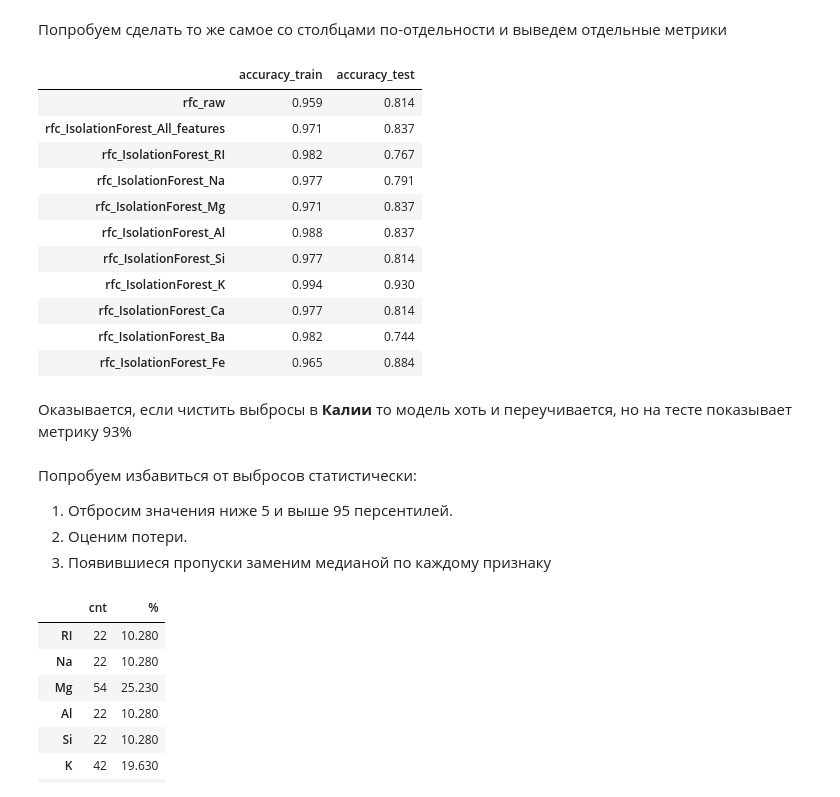
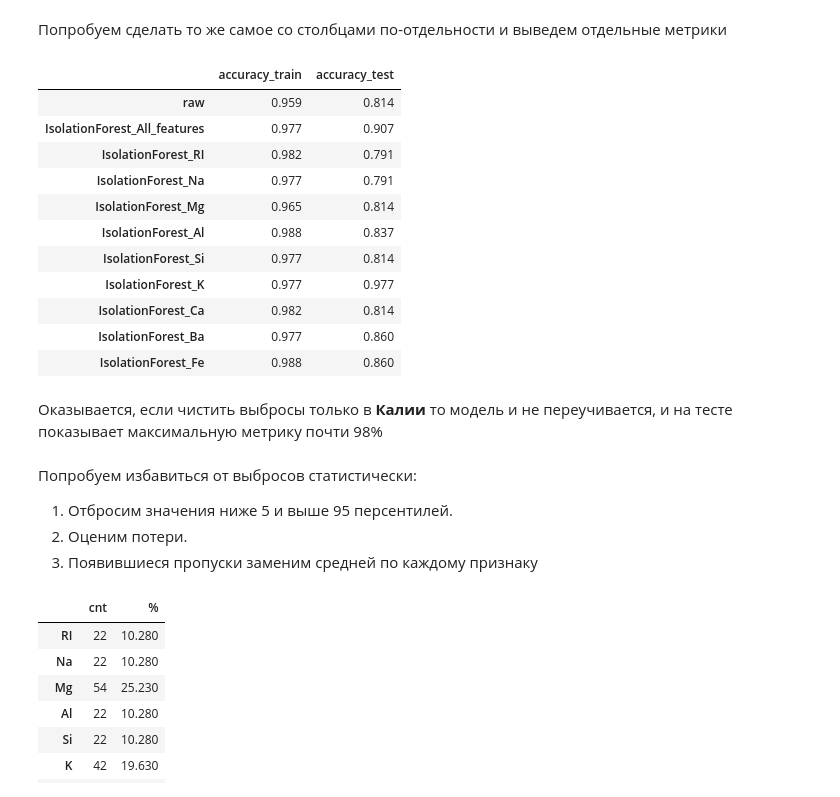
Before and after one commit to choodnovsky/Netilogiya_degp13, a Jupyter notebook: dz_8.10.ipynb, the cells around one changed output. Saved outputs shown, nothing was run; the diff lists cells and outputs as text; code cells hidden in the pictures.

```diff
--- a/dz_8.10.ipynb
+++ b/dz_8.10.ipynb
@@ -177,7 +177,7 @@ res_0 = get_score_df(glass_raw, 'Type', model=RandomForestClassifier(
     max_features=9,
     max_samples=.5,
     class_weight='balanced',
-    random_state=1), title='rfc_raw')
+    random_state=1), title='raw')
 res = pd.concat([res, res_0], axis=1)
 res.T
 # %% [output]
@@ -293,7 +293,7 @@ for i, column in enumerate(cols):
 
 display(pd.concat([glass_if.isnull().sum().rename('cnt'), round((glass_if.isna().mean() * 100),2).rename('%')], axis=1))
 glass_if['Type'] = glass_raw['Type']
-glass_if.fillna(glass_if.median(axis=0), inplace=True)
+glass_if.fillna(glass_if.mean(axis=0), inplace=True)
 # %% [output]
 |  | cnt | % |
 | RI | 42 | 19.630 |
@@ -357,7 +357,7 @@ res_1 = get_score_df(glass_if, 'Type', model=RandomForestClassifier(
     max_features=9,
     max_samples=.5,
     class_weight='balanced',
-    random_state=1), title='rfc_IsolationForest_All_features')
+    random_state=1), title='IsolationForest_All_features')
 res = pd.concat([res, res_1], axis=1)
 res.T
 # %% [output]
@@ -371,50 +371,50 @@ res.T
 # %%
 glass_if = glass_raw.copy()
 
 cols = ['RI', 'Na', 'Mg', 'Al', 'Si', 'K', 'Ca', 'Ba', 'Fe']
 for i, column in enumerate(cols):
 
     model = IsolationForest(contamination=0.01, random_state=1, n_jobs=100)
     model.fit(glass_raw[column].values.reshape(-1,1))
 
     xx = np.linspace(glass_raw[column].min(), glass_raw[column].max(), len(glass_raw)).reshape(-1,1)
 
     anomaly_score = model.decision_function(xx)
     outlier = model.predict(xx)
 
     glass_if[column] = glass_raw[column] * np.where(outlier > 0, 1, np.nan)
-    glass_if[column] = glass_if[column].fillna(glass_if[column].median()) # сразу же заменяем пропуски медианой
+    glass_if[column] = glass_if[column].fillna(glass_if[column].mean()) # сразу же заменяем пропуски средней
 
     res_2 = get_score_df(glass_if, 'Type', model=RandomForestClassifier(
     n_estimators=40,
     max_features=8,
     max_samples=.6,
     class_weight='balanced',
-    random_state=1), title=f'rfc_IsolationForest_{column}')
+    random_state=1), title=f'IsolationForest_{column}')
     res = pd.concat([res, res_2], axis=1)
     glass_if[column] = glass_raw[column] # возвращаем первоначальный столбец
 
 res.T
 # %% [output]
 |  | accuracy_train | accuracy_test |
-| rfc_raw | 0.959 | 0.814 |
-| rfc_IsolationForest_All_features | 0.971 | 0.837 |
-| rfc_IsolationForest_RI | 0.982 | 0.767 |
-| rfc_IsolationForest_Na | 0.977 | 0.791 |
-| rfc_IsolationForest_Mg | 0.971 | 0.837 |
-| rfc_IsolationForest_Al | 0.988 | 0.837 |
-| rfc_IsolationForest_Si | 0.977 | 0.814 |
-| rfc_IsolationForest_K | 0.994 | 0.930 |
-| rfc_IsolationForest_Ca | 0.977 | 0.814 |
-| rfc_IsolationForest_Ba | 0.982 | 0.744 |
-| rfc_IsolationForest_Fe | 0.965 | 0.884 |
+| raw | 0.959 | 0.814 |
+| IsolationForest_All_features | 0.977 | 0.907 |
+| IsolationForest_RI | 0.982 | 0.791 |
+| IsolationForest_Na | 0.977 | 0.791 |
+| IsolationForest_Mg | 0.965 | 0.814 |
+| IsolationForest_Al | 0.988 | 0.837 |
+| IsolationForest_Si | 0.977 | 0.814 |
+| IsolationForest_K | 0.977 | 0.977 |
+| IsolationForest_Ca | 0.982 | 0.814 |
+| IsolationForest_Ba | 0.977 | 0.860 |
+| IsolationForest_Fe | 0.988 | 0.860 |
 # %% [markdown]
-Оказывается, если чистить выбросы в __Калии__ то модель хоть и переучивается, но на тесте показывает метрику 93%
+Оказывается, если чистить выбросы только в __Калии__ то модель и не переучивается, и на тесте показывает максимальную метрику почти 98%
 # %% [markdown]
 Попробуем избавиться от выбросов статистически:
 1. Отбросим значения ниже 5 и выше 95 персентилей.
 2. Оценим потери.
-3. Появившиеся пропуски заменим медианой по каждому признаку
+3. Появившиеся пропуски заменим средней по каждому признаку
 # %%
 glass_stat = glass_raw.copy()
 
```
Also changed, not shown: parts of 19 cells of this notebook.
